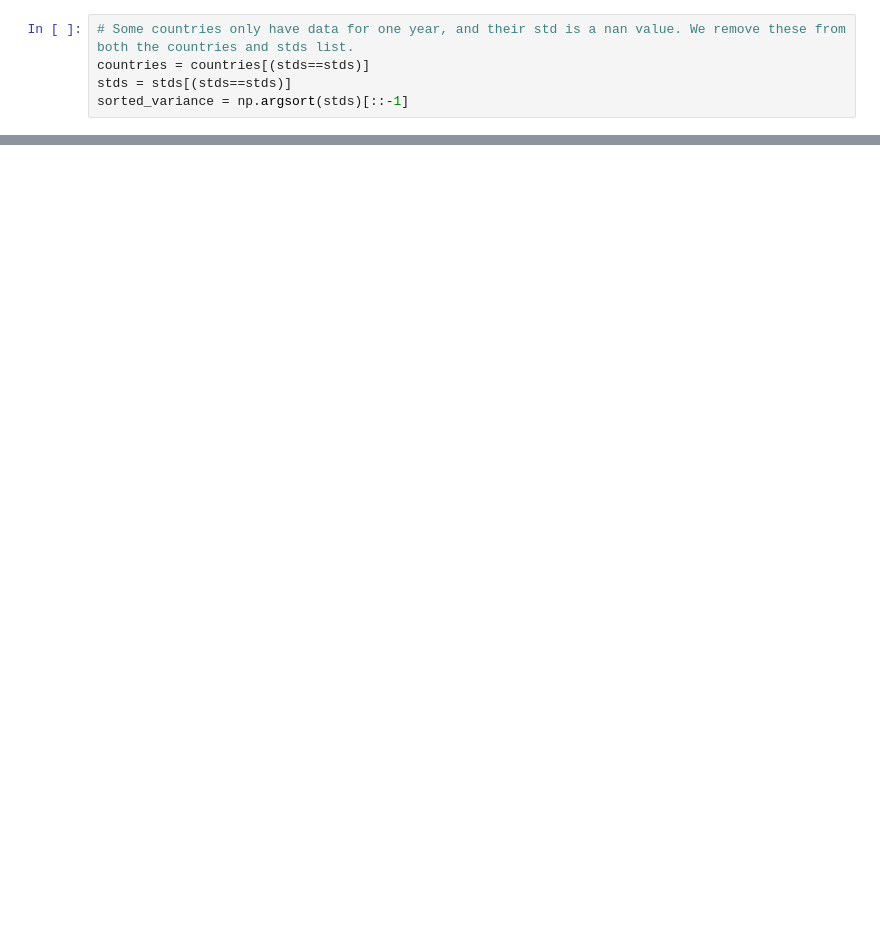
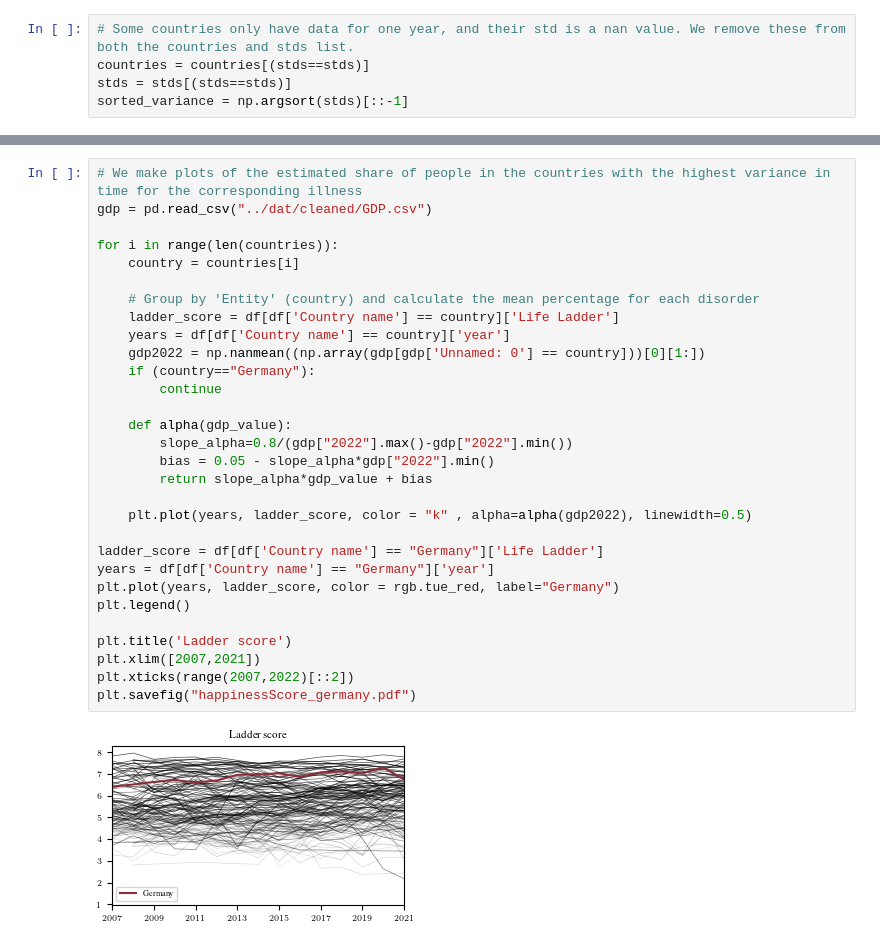
Before and after one commit to blancocd/WS2324-DataLit-Project, a Jupyter notebook: exp/exp_CDB_001_HappinessScore.ipynb, the cells around one changed output, grey strips where cells are left out. Cells and saved outputs as stored; diff of their text form; blank space fills up the shorter version.

```diff
--- a/exp/exp_CDB_001_HappinessScore.ipynb
+++ b/exp/exp_CDB_001_HappinessScore.ipynb
@@ -64,0 +62,32 @@ plt.savefig("exampleICML.pdf")
+# %%
+# We make plots of the estimated share of people in the countries with the highest variance in time for the corresponding illness
+gdp = pd.read_csv("../dat/cleaned/GDP.csv")
+
+for i in range(len(countries)):
+    country = countries[i]
+
+    # Group by 'Entity' (country) and calculate the mean percentage for each disorder
+    ladder_score = df[df['Country name'] == country]['Life Ladder']
+    years = df[df['Country name'] == country]['year']
+    gdp2022 = np.nanmean((np.array(gdp[gdp['Unnamed: 0'] == country]))[0][1:])
+    if (country=="Germany"):
+        continue
+
+    def alpha(gdp_value):
+        slope_alpha=0.8/(gdp["2022"].max()-gdp["2022"].min())
+        bias = 0.05 - slope_alpha*gdp["2022"].min()
+        return slope_alpha*gdp_value + bias
+
+    plt.plot(years, ladder_score, color = "k" , alpha=alpha(gdp2022), linewidth=0.5)
+
+ladder_score = df[df['Country name'] == "Germany"]['Life Ladder']
+years = df[df['Country name'] == "Germany"]['year']
+plt.plot(years, ladder_score, color = rgb.tue_red, label="Germany")
+plt.legend()
+
+plt.title('Ladder score')
+plt.xlim([2007,2021])
+plt.xticks(range(2007,2022)[::2])
+plt.savefig("happinessScore_germany.pdf")
+# %% [output]
+[figure, added]
```
Also changed, not shown: parts of 5 cells of this notebook.
